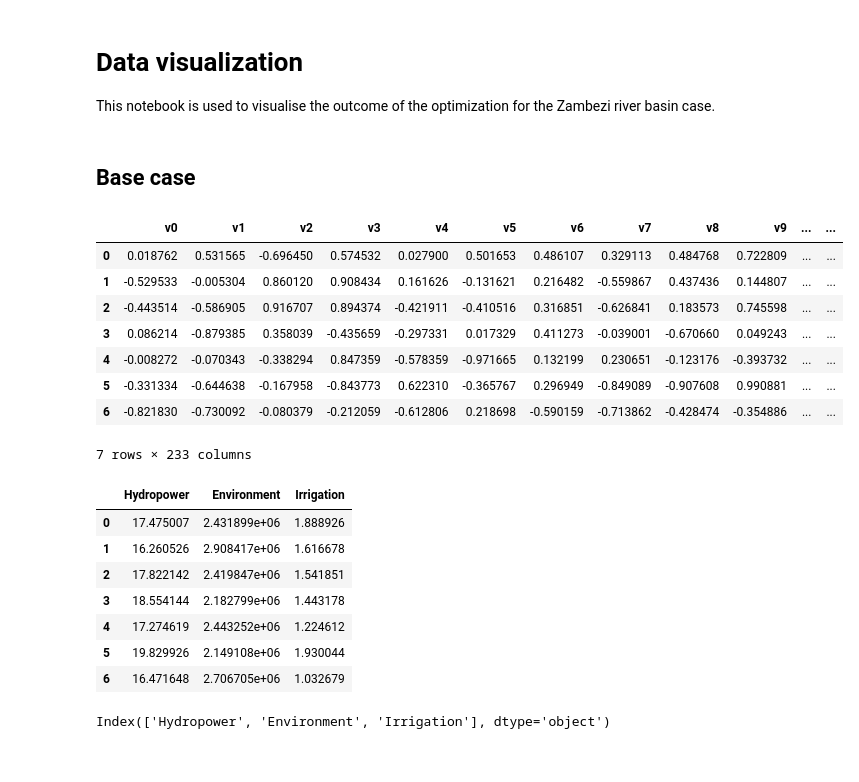
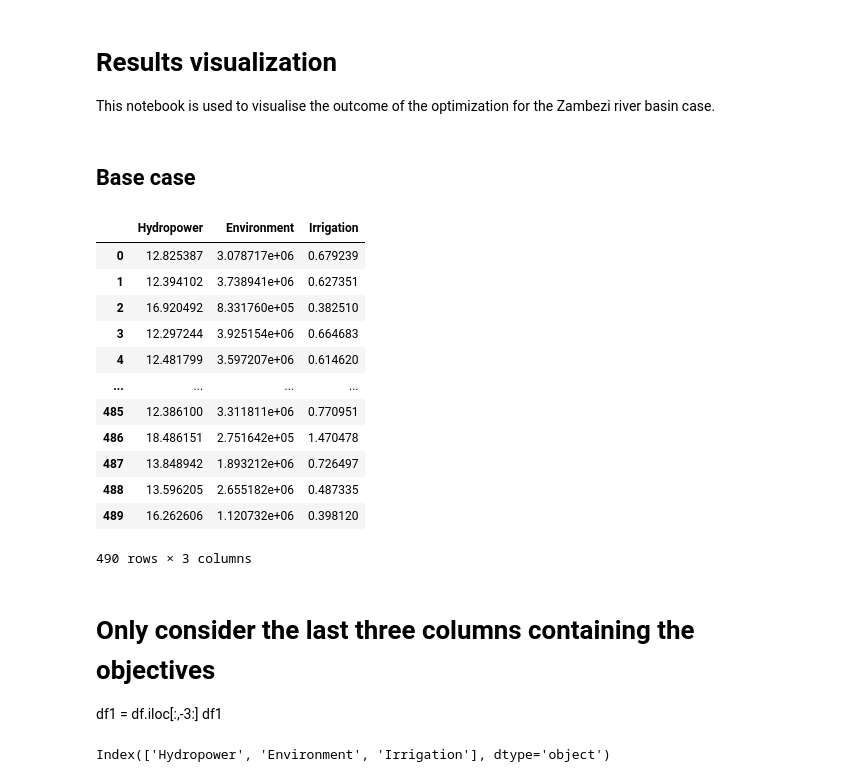
Before and after one commit to poeufs/16.02.22.Multiobjective, a Jupyter notebook: Multiobjective-multi-reservoir-control-d50e4da0f6a9a9c852b4904e640299adc96714bb/ZambeziSmashPython/optimization_results/Visualization_opt.ipynb, the cells around one changed output. Cells and saved outputs as stored; diff of their text form; code cells hidden in the pictures.

```diff
--- a/Multiobjective-multi-reservoir-control-d50e4da0f6a9a9c852b4904e640299adc96714bb/ZambeziSmashPython/optimization_results/Visualization_opt.ipynb
+++ b/Multiobjective-multi-reservoir-control-d50e4da0f6a9a9c852b4904e640299adc96714bb/ZambeziSmashPython/optimization_results/Visualization_opt.ipynb
@@ -1,3 +1,3 @@
 # %% [markdown]
-# Data visualization
+# Results visualization
 This notebook is used to visualise the outcome of the optimization for the Zambezi river basin case.
@@ -11,30 +14,25 @@ os.chdir('optimization_results')
 # %%
 # Load the merged results
 column_names = ['Hydropower', 'Environment', 'Irrigation']
-obj_merged = pd.read_csv(f"merged_results_1_borg_test.csv", index_col=0) #, usecols = column_names)
+df_bc = pd.read_csv(f"merged_results.csv", usecols = column_names)#, index_col=0) #, usecols = column_names)
 # %%
-obj_merged
+df_bc
 # %% [output]
-|  | v0 | v1 | v2 | v3 | v4 | v5 | v6 | v7 | v8 | v9 | ... | ... |
-| 0 | 0.018762 | 0.531565 | -0.696450 | 0.574532 | 0.027900 | 0.501653 | 0.486107 | 0.329113 | 0.484768 | 0.722809 | ... | ... |
-| 1 | -0.529533 | -0.005304 | 0.860120 | 0.908434 | 0.161626 | -0.131621 | 0.216482 | -0.559867 | 0.437436 | 0.144807 | ... | ... |
-| 2 | -0.443514 | -0.586905 | 0.916707 | 0.894374 | -0.421911 | -0.410516 | 0.316851 | -0.626841 | 0.183573 | 0.745598 | ... | ... |
-| 3 | 0.086214 | -0.879385 | 0.358039 | -0.435659 | -0.297331 | 0.017329 | 0.411273 | -0.039001 | -0.670660 | 0.049243 | ... | ... |
-| 4 | -0.008272 | -0.070343 | -0.338294 | 0.847359 | -0.578359 | -0.971665 | 0.132199 | 0.230651 | -0.123176 | -0.393732 | ... | ... |
-| 5 | -0.331334 | -0.644638 | -0.167958 | -0.843773 | 0.622310 | -0.365767 | 0.296949 | -0.849089 | -0.907608 | 0.990881 | ... | ... |
-| 6 | -0.821830 | -0.730092 | -0.080379 | -0.212059 | -0.612806 | 0.218698 | -0.590159 | -0.713862 | -0.428474 | -0.354886 | ... | ... |
+|  | Hydropower | Environment | Irrigation |
+| 0 | 12.825387 | 3.078717e+06 | 0.679239 |
+| 1 | 12.394102 | 3.738941e+06 | 0.627351 |
+| 2 | 16.920492 | 8.331760e+05 | 0.382510 |
+| 3 | 12.297244 | 3.925154e+06 | 0.664683 |
+| 4 | 12.481799 | 3.597207e+06 | 0.614620 |
+| ... | ... | ... | ... |
+| 485 | 12.386100 | 3.311811e+06 | 0.770951 |
+| 486 | 18.486151 | 2.751642e+05 | 1.470478 |
+| 487 | 13.848942 | 1.893212e+06 | 0.726497 |
+| 488 | 13.596205 | 2.655182e+06 | 0.487335 |
+| 489 | 16.262606 | 1.120732e+06 | 0.398120 |
-7 rows × 233 columns
+490 rows × 3 columns
-# %%
-# Only consider the last three columns containing the objectives
-df1 = df.iloc[:,-3:]
-df1
-# %% [output]
-|  | Hydropower | Environment | Irrigation |
-| 0 | 17.475007 | 2.431899e+06 | 1.888926 |
-| 1 | 16.260526 | 2.908417e+06 | 1.616678 |
-| 2 | 17.822142 | 2.419847e+06 | 1.541851 |
-| 3 | 18.554144 | 2.182799e+06 | 1.443178 |
-| 4 | 17.274619 | 2.443252e+06 | 1.224612 |
-| 5 | 19.829926 | 2.149108e+06 | 1.930044 |
-| 6 | 16.471648 | 2.706705e+06 | 1.032679 |
+# %% [markdown]
+# Only consider the last three columns containing the objectives
+df1 = df.iloc[:,-3:]
+df1
 # %%
```
Also changed, not shown: parts of 9 cells of this notebook.
